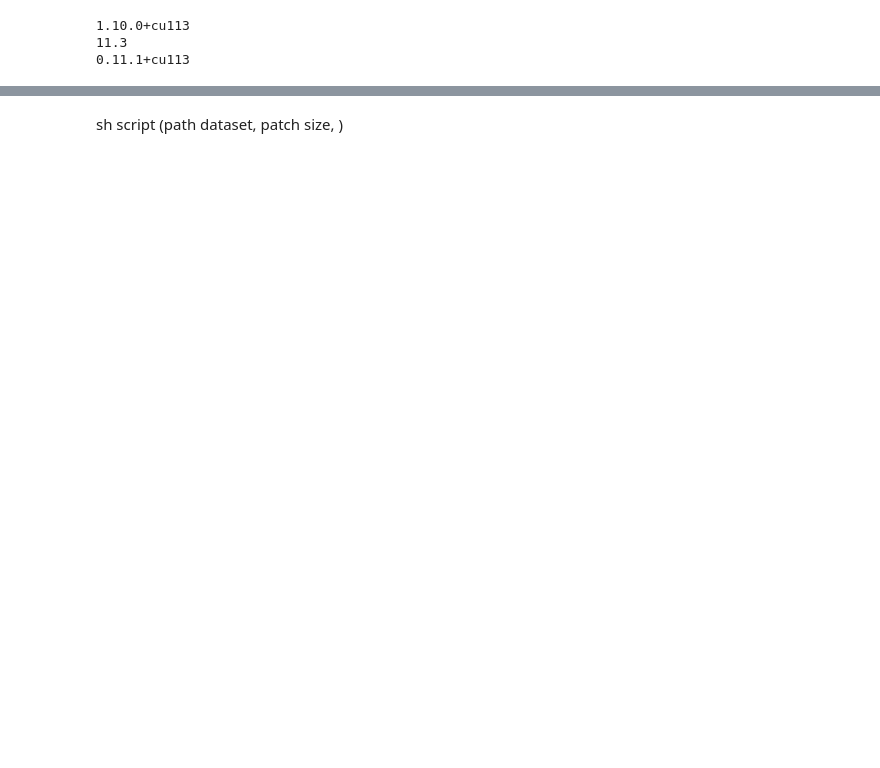
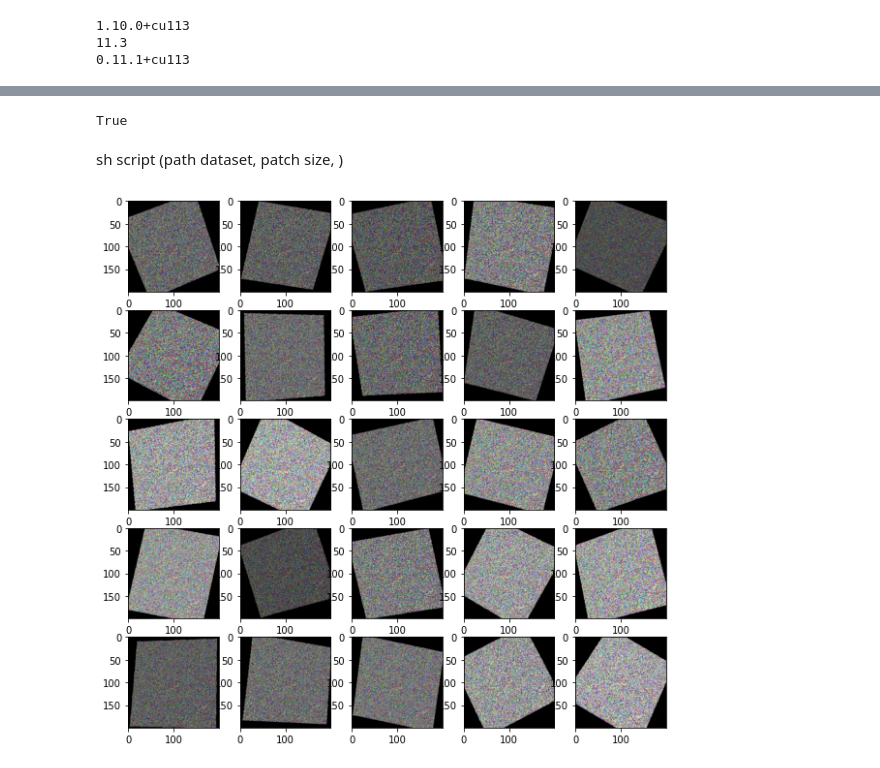
Before and after one commit to BearingBall/diplomfile, a Jupyter notebook: testTorch.ipynb, the cells around one changed output, grey strips where cells are left out. Saved outputs shown, nothing was run; the diff lists cells and outputs as text; code cells hidden in the pictures; blank space fills up the shorter version.

```diff
--- a/testTorch.ipynb
+++ b/testTorch.ipynb
@@ -55,2 +57,6 @@ Clipping input data to the valid range for imshow with RGB data ([0..1] for floa
+# %%
+cv2.imwrite('patch.png', cv2.cvtColor(data.TenToIm(patch.clone().detach().to(torch.device("cpu"))), cv2.COLOR_RGB2BGR))
+# %% [output]
+True
 # %% [markdown]
 sh script (path dataset, patch size, )
@@ -56,0 +69,14 @@ sh script (path dataset, patch size, )
+# %%
+augmentations = torchvision.transforms.Compose([
+        torchvision.transforms.ColorJitter(brightness=0.4, contrast=0.2, saturation=0.2, hue=0.05),
+        torchvision.transforms.GaussianBlur(kernel_size=(5, 9), sigma=(0.1, 0.3)),
+        torchvision.transforms.RandomPerspective(distortion_scale=0.2, p=1.0),
+        torchvision.transforms.RandomRotation(degrees=(-30, 30)),
+    ])
+
+plt.figure(figsize=(10,10))
+for i in range(25):
+    plt.subplot(5,5,i+1)
+    utils.ShowPatch(augmentations(patch))
+# %% [output]
+[figure, added]
```
Also changed, not shown: parts of 4 cells of this notebook, 13 other files.
